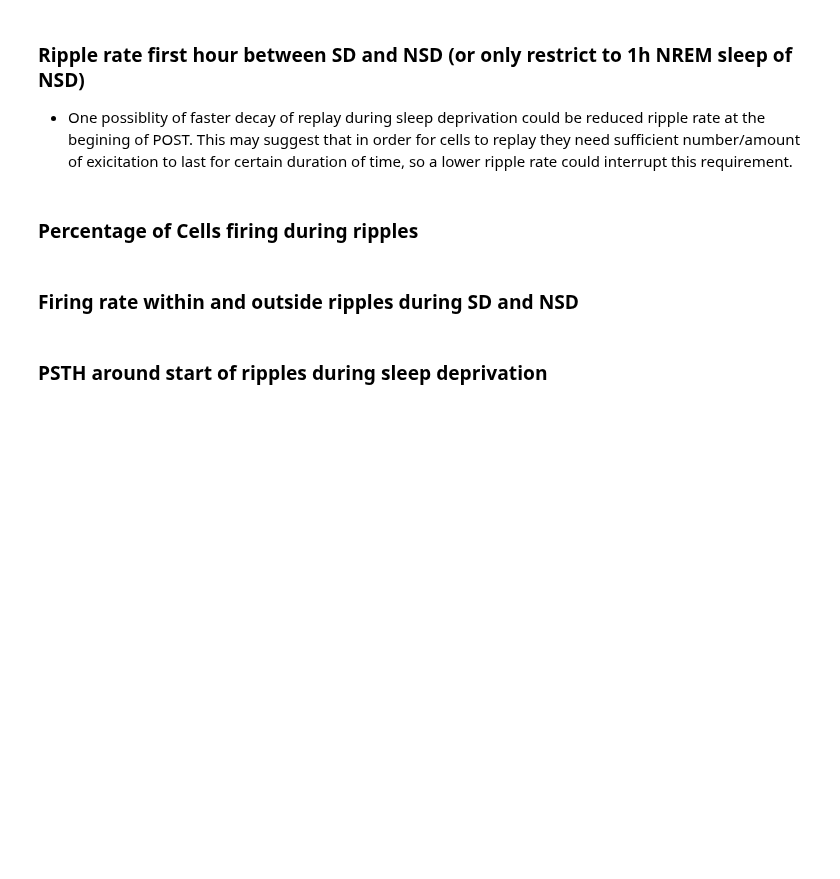
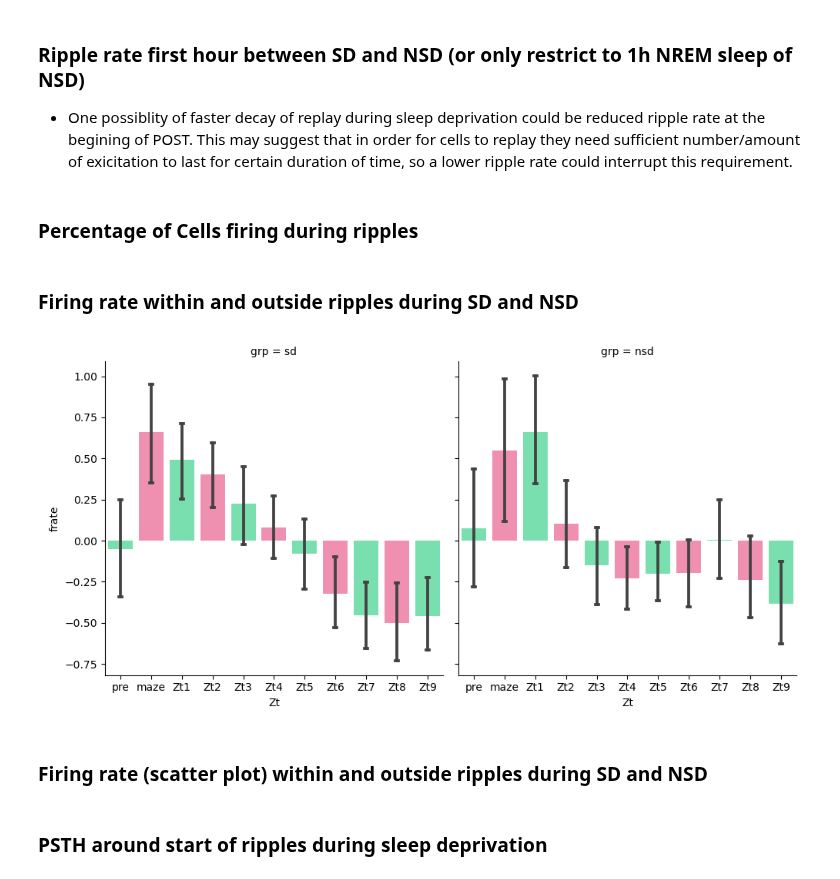
Before and after one commit to bapungiri/NeuroPy, a Jupyter notebook: sleep_deprivation/sd_ripple.ipynb, the cells around one changed output. Saved outputs shown, nothing was run; the diff lists cells and outputs as text; code cells hidden in the pictures; blank space fills up the shorter version.

Commit message:
new analysis and data saving

```diff
--- a/sleep_deprivation/sd_ripple.ipynb
+++ b/sleep_deprivation/sd_ripple.ipynb
@@ -965,3 +934,25 @@ for sub, sess in enumerate(sessions):
+# %%
+rpl_duration = pd.DataFrame()
+for sub, sess in enumerate(sessions):
+    post = sess.paradigm["post"].flatten()
+    period = np.arange(9) * 3600 + post[0]
+
+    for i, t in enumerate(period):
+
+        rpl_duration = rpl_duration.append(
+            pd.DataFrame(
+                {
+                    "Zt": f"{i+1}",
+                    "rpl_duration": [sess.ripple.time_slice(t, t + 3600).durations.sum()],
+                    "grp": sess.tag,
+                    "sub": sub,
+                }
+            ),
+            ignore_index=True,
+        )
+
+
+subjects.GroupData().save(rpl_duration, "ripple_total_duration")
 # %%
 %matplotlib widget
 import seaborn as sns
@@ -1436,8 +1429,11 @@ sessions = (
     subjects.sd.ratNday1
     + subjects.sd.ratSday3
     + subjects.sd.ratUday4
+    + subjects.sd.ratVday2
+    + subjects.sd.ratRday2
 
     + subjects.nsd.ratNday2
     + subjects.nsd.ratSday2
     + subjects.nsd.ratUday2
+    + subjects.nsd.ratVday1
 )
@@ -1443,0 +1498,21 @@ sessions = (
+# %%
+%matplotlib widget
+import seaborn as sns
+
+g = sns.catplot(
+    data=frate_df,
+    x="Zt",
+    y="frate",
+    # hue="rpl",
+    col="grp",
+    kind="bar",
+    palette=["#69F0AE", "#FF80AB"],
+    ci=95,
+    capsize=0.1,
+)
+axes = g.axes[0]
+# [ax.set_yscale('log') for ax in axes]
+# %% [output]
+[figure, added]
+# %% [markdown]
+### Firing rate (scatter plot) within and outside ripples during SD and NSD
```
Also changed, not shown: parts of 14 cells of this notebook.
